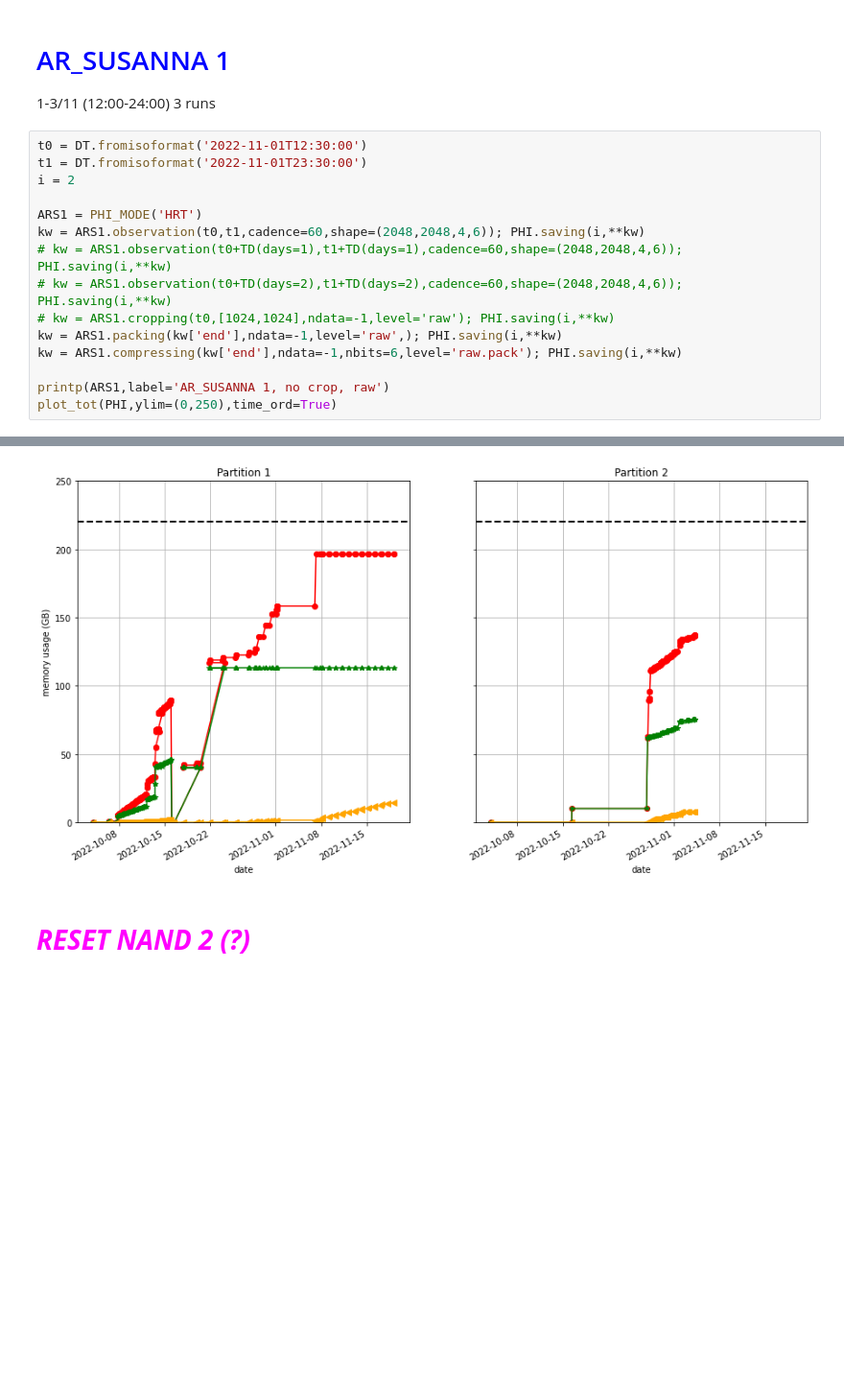
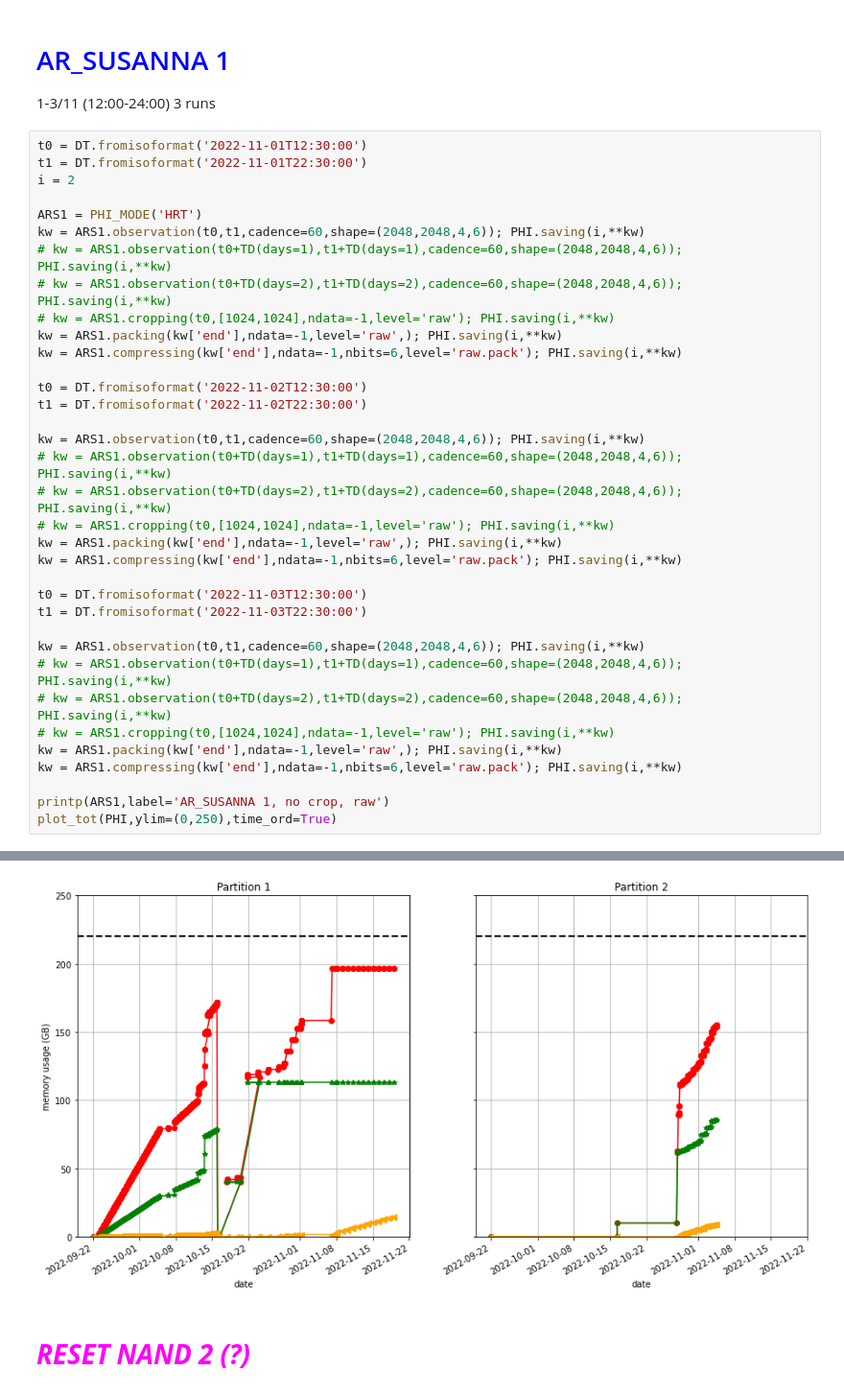
Before and after one commit to dcalc/PHI_TMtool, a Jupyter notebook: NMP1_RSW456.ipynb, the cells around one changed output, grey strips where cells are left out. Shown at 96% size. Drawn from its saved outputs; the diff is of its cells as text; blank space fills up the shorter version.

```diff
--- a/NMP1_RSW456.ipynb
+++ b/NMP1_RSW456.ipynb
@@ -819,7 +819,7 @@ amount of memory usage: 3616.3 MiB
 3 runs
 # %%
 t0 = DT.fromisoformat('2022-11-01T12:30:00')
-t1 = DT.fromisoformat('2022-11-01T23:30:00')
+t1 = DT.fromisoformat('2022-11-01T22:30:00')
 i = 2
 
 ARS1 = PHI_MODE('HRT')
@@ -830,6 +830,26 @@ kw = ARS1.observation(t0,t1,cadence=60,shape=(2048,2048,4,6)); PHI.saving(i,**kw
 kw = ARS1.packing(kw['end'],ndata=-1,level='raw',); PHI.saving(i,**kw)
 kw = ARS1.compressing(kw['end'],ndata=-1,nbits=6,level='raw.pack'); PHI.saving(i,**kw)
 
+t0 = DT.fromisoformat('2022-11-02T12:30:00')
+t1 = DT.fromisoformat('2022-11-02T22:30:00')
+
+kw = ARS1.observation(t0,t1,cadence=60,shape=(2048,2048,4,6)); PHI.saving(i,**kw)
+# kw = ARS1.observation(t0+TD(days=1),t1+TD(days=1),cadence=60,shape=(2048,2048,4,6)); PHI.saving(i,**kw)
+# kw = ARS1.observation(t0+TD(days=2),t1+TD(days=2),cadence=60,shape=(2048,2048,4,6)); PHI.saving(i,**kw)
+# kw = ARS1.cropping(t0,[1024,1024],ndata=-1,level='raw'); PHI.saving(i,**kw)
+kw = ARS1.packing(kw['end'],ndata=-1,level='raw',); PHI.saving(i,**kw)
+kw = ARS1.compressing(kw['end'],ndata=-1,nbits=6,level='raw.pack'); PHI.saving(i,**kw)
+
+t0 = DT.fromisoformat('2022-11-03T12:30:00')
+t1 = DT.fromisoformat('2022-11-03T22:30:00')
+
+kw = ARS1.observation(t0,t1,cadence=60,shape=(2048,2048,4,6)); PHI.saving(i,**kw)
+# kw = ARS1.observation(t0+TD(days=1),t1+TD(days=1),cadence=60,shape=(2048,2048,4,6)); PHI.saving(i,**kw)
+# kw = ARS1.observation(t0+TD(days=2),t1+TD(days=2),cadence=60,shape=(2048,2048,4,6)); PHI.saving(i,**kw)
+# kw = ARS1.cropping(t0,[1024,1024],ndata=-1,level='raw'); PHI.saving(i,**kw)
+kw = ARS1.packing(kw['end'],ndata=-1,level='raw',); PHI.saving(i,**kw)
+kw = ARS1.compressing(kw['end'],ndata=-1,nbits=6,level='raw.pack'); PHI.saving(i,**kw)
+
 printp(ARS1,label='AR_SUSANNA 1, no crop, raw')
 plot_tot(PHI,ylim=(0,250),time_ord=True)
 # %% [output]
@@ -847,4 +867,4 @@ amount of memory usage: 6629.9 MiB
-[figure, old version]
+[figure, new version]
 # %% [markdown]
 # <span style="color:magenta">***RESET NAND 2 (?)***</span>
 # %%
```
Also changed, not shown: parts of 27 cells of this notebook, 4 other files.
